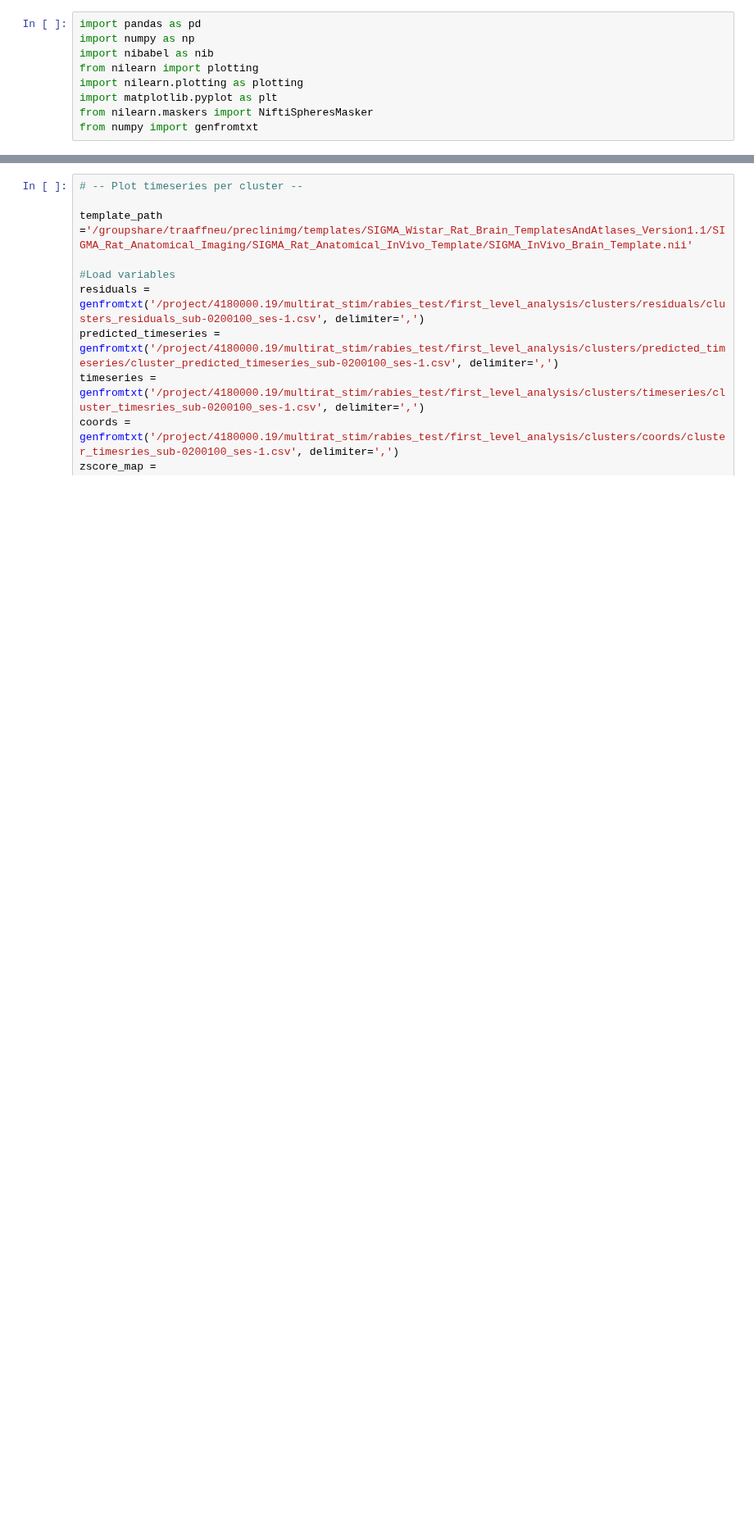
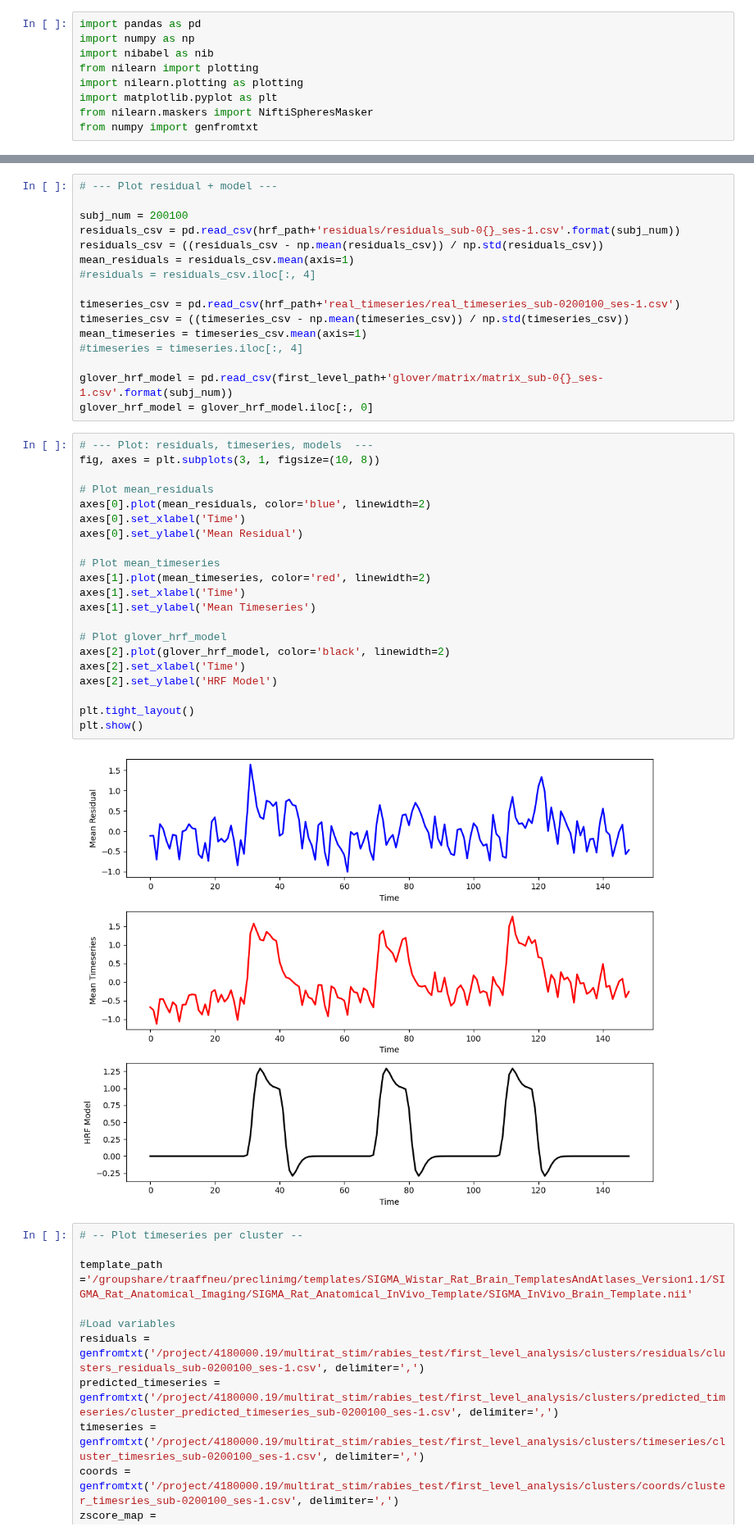
Before and after one commit to grandjeanlab/multirat_se, a Jupyter notebook: asset/figures/plot_residuals.ipynb, the cells around one changed output, grey strips where cells are left out. Shown at 82% size. Cells and saved outputs as stored; diff of their text form; blank space fills up the shorter version.

Commit message:
model + residuals + timeseries

```diff
--- a/asset/figures/plot_residuals.ipynb
+++ b/asset/figures/plot_residuals.ipynb
@@ -25,3 +21,42 @@ plt.show()
+# %%
+# --- Plot residual + model ---
+
+subj_num = 200100
+residuals_csv = pd.read_csv(hrf_path+'residuals/residuals_sub-0{}_ses-1.csv'.format(subj_num))
+residuals_csv = ((residuals_csv - np.mean(residuals_csv)) / np.std(residuals_csv))
+mean_residuals = residuals_csv.mean(axis=1)
+#residuals = residuals_csv.iloc[:, 4]
+
+timeseries_csv = pd.read_csv(hrf_path+'real_timeseries/real_timeseries_sub-0200100_ses-1.csv')
+timeseries_csv = ((timeseries_csv - np.mean(timeseries_csv)) / np.std(timeseries_csv))
+mean_timeseries = timeseries_csv.mean(axis=1)
+#timeseries = timeseries.iloc[:, 4]
+
+glover_hrf_model = pd.read_csv(first_level_path+'glover/matrix/matrix_sub-0{}_ses-1.csv'.format(subj_num))
+glover_hrf_model = glover_hrf_model.iloc[:, 0]
+# %%
+# --- Plot: residuals, timeseries, models  ---
+fig, axes = plt.subplots(3, 1, figsize=(10, 8))
+
+# Plot mean_residuals
+axes[0].plot(mean_residuals, color='blue', linewidth=2)
+axes[0].set_xlabel('Time')
+axes[0].set_ylabel('Mean Residual')
+
+# Plot mean_timeseries
+axes[1].plot(mean_timeseries, color='red', linewidth=2)
+axes[1].set_xlabel('Time')
+axes[1].set_ylabel('Mean Timeseries')
+
+# Plot glover_hrf_model
+axes[2].plot(glover_hrf_model, color='black', linewidth=2)
+axes[2].set_xlabel('Time')
+axes[2].set_ylabel('HRF Model')
+
+plt.tight_layout()
+plt.show()
+# %% [output]
+[figure, added]
 # %%
 # -- Plot timeseries per cluster --
 
```
Also changed, not shown: parts of 2 cells of this notebook.
